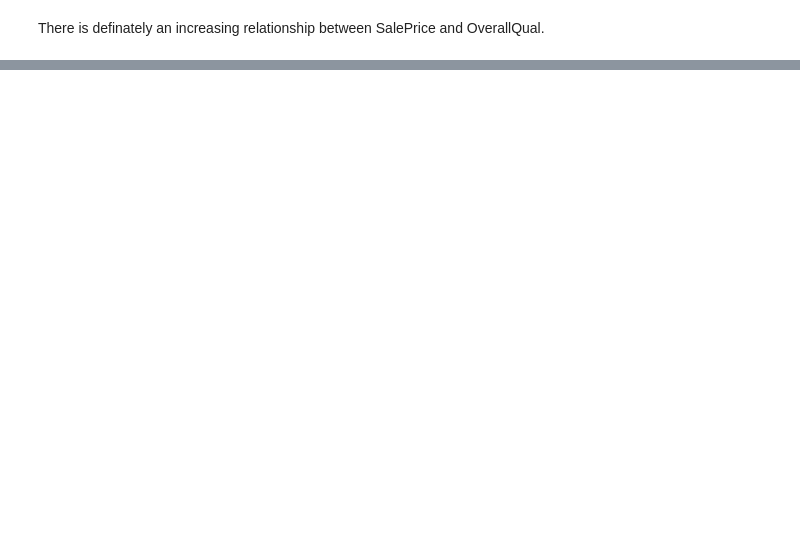
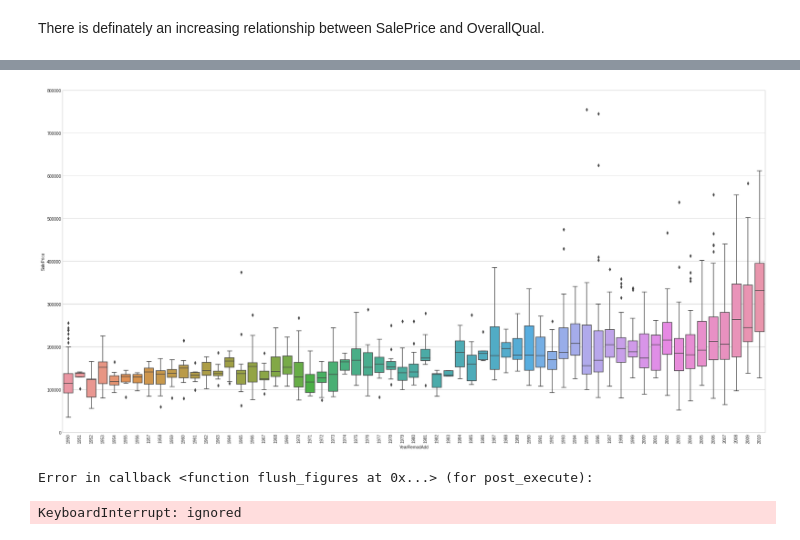
Before and after one commit to villafue/Capstone_1-_Predict_House_Prices, a Jupyter notebook: House_Price.ipynb, the cells around one changed output, grey strips where cells are left out. Drawn from its saved outputs; the diff is of its cells as text; code cells hidden in the pictures; blank space fills up the shorter version.

```diff
--- a/House_Price.ipynb
+++ b/House_Price.ipynb
@@ -570,0 +572,19 @@ plt.xticks(rotation=90);
+# %%
+var = 'YearRemodAdd'
+data = pd.concat([train['SalePrice'], all[var]], axis=1)
+f, ax = plt.subplots(figsize=(30, 15))
+fig = sns.boxplot(x=var, y="SalePrice", data=data)
+fig.axis(ymin=0, ymax=800000);
+plt.xticks(rotation=90);
+# %% [output]
+[figure, added]
+# %%
+var = 'TotalBsmtSF'
+data = pd.concat([train['SalePrice'], all[var]], axis=1)
+f, ax = plt.subplots(figsize=(30, 15))
+fig = sns.boxplot(x=var, y="SalePrice", data=data)
+fig.axis(ymin=0, ymax=800000);
+plt.xticks(rotation=90);
+# %% [output]
+Error in callback <function flush_figures at 0x...> (for post_execute):
+KeyboardInterrupt: ignored
```
Also changed, not shown: parts of 11 cells of this notebook.
